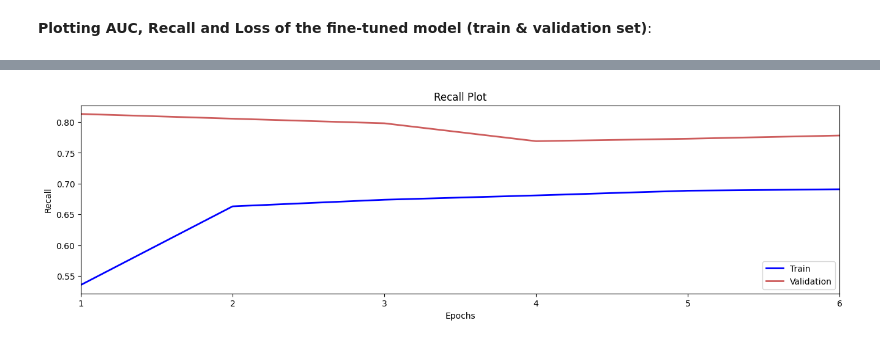
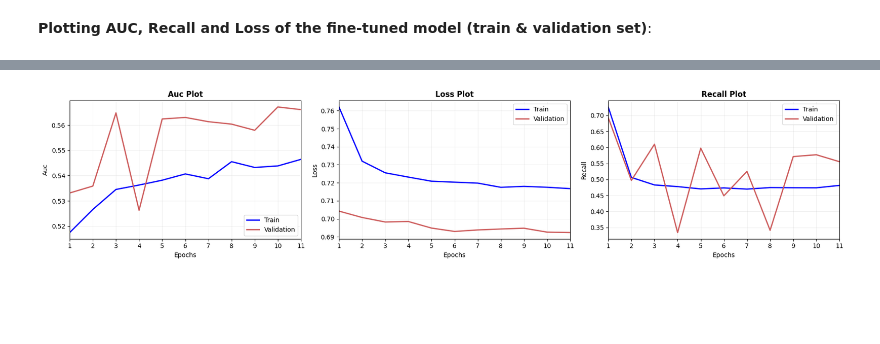
Before and after one commit to wip-0/ds207_final_project, a Jupyter notebook: notebook/DNNv1/dnnv1_vts.ipynb, the cells around one changed output, grey strips where cells are left out. Drawn from its saved outputs; the diff is of its cells as text; code cells hidden in the pictures; blank space fills up the shorter version.

```diff
--- a/notebook/DNNv1/dnnv1_vts.ipynb
+++ b/notebook/DNNv1/dnnv1_vts.ipynb
@@ -432,5 +591,14 @@ def objective_fn(trial):
 # %%
 # to load the existing study
 # (saved under the model folder as a SQLite db format)
-load_existing_study = False
+load_existing_study = True
+
+# set a multiobjective optimization
+multiobjective = True
+
+
+###### ###### ######
+storage_path =  f"sqlite:///{export_dir / 'optuna_study_2.db'}"
+num_trials = 30
+sec_timeout = 3600
 # %%
@@ -551,0 +632,7 @@ Epoch 10/10
+# %%
+# extracting best parameters from the study
+best_params = extract_best_params(study,
+                                  multiobjective= True,
+                                  choose_trial= 1)
+
+best_params
@@ -554,9 +653,9 @@ Epoch 10/10
 # %%
 def build_model_fine_tuned(
                        input_dim= None,
-                       best_parameters = study.best_params,
+                       best_parameters = best_params,
                        fit_model = True,
-                       epochs= 10,
+                       epochs= 20,
                        verbose= 1):
 
     # setting the seed for reproducibility
@@ -577,10 +676,11 @@ def build_model_fine_tuned(
     kernel_regularizer = best_parameters['kernel_regularizer']
     lr = best_parameters['learning_rate']
     drt = best_parameters['dropout_rate']
-    activation = 'relu' #best_parameters['activation']
     # batch size and positive class weight
     batch_size = best_parameters['batch_size']
     positive_class_weight = best_parameters['positive_class_weight']
+    LeakyReLU_alpha = best_parameters['LeakyReLU_alpha']
+
 
     # initialising the Sequential model
     # and the input layer
@@ -594,13 +694,14 @@ def build_model_fine_tuned(
         # adding dense layer with the best units
         model.add(keras.layers.Dense(
             units, use_bias= False,
+            kernel_initializer='he_normal',
             kernel_regularizer= keras.regularizers.l2(kernel_regularizer)
         ))
         # always use batch normalization,
         # activation and dropout layers
         # after the dense layer
         model.add(keras.layers.BatchNormalization())
-        model.add(keras.layers.Activation(activation))
+        model.add(keras.layers.LeakyReLU(alpha= LeakyReLU_alpha))
         model.add(keras.layers.Dropout(drt))
 
     # output layer (sigmoid function)
@@ -615,7 +716,7 @@ def build_model_fine_tuned(
         ],
     )
 
-    # fitting the model and crating a history
+    # fitting the model and creating a history
     # if fit_model is True
     history = None
     if fit_model:
@@ -630,7 +731,7 @@ def build_model_fine_tuned(
                 keras.callbacks.EarlyStopping(
                     monitor= 'val_recall',
                     mode= 'max',
-                    patience= 5,
+                    patience= 10,
                     restore_best_weights=True
                 )
             ],
@@ -673,8 +752,8 @@ Model: "sequential"
 **Fitting the fine-tuned model**:
 # %%
 model_finetuned, history_fine_tuned = build_model_fine_tuned(input_dim= None,
-                                                             best_parameters = study.best_params,
+                                                             best_parameters = best_params,
                                                              fit_model = True,
-                                                             epochs= 10,
+                                                             epochs= 20,
                                                              verbose= 1)
 # %% [output]
@@ -699,4 +779,4 @@ plot_model_report(history= history_fine_tuned.history, kind= 'auc')
 # %%
-plot_model_report(history= history_fine_tuned.history, kind= 'recall')
+plot_model_report(history= history_fine_tuned.history)
 # %% [output]
-[figure, old version]
+[figure, new version]
```
Also changed, not shown: parts of 26 cells of this notebook, 2 other files.
